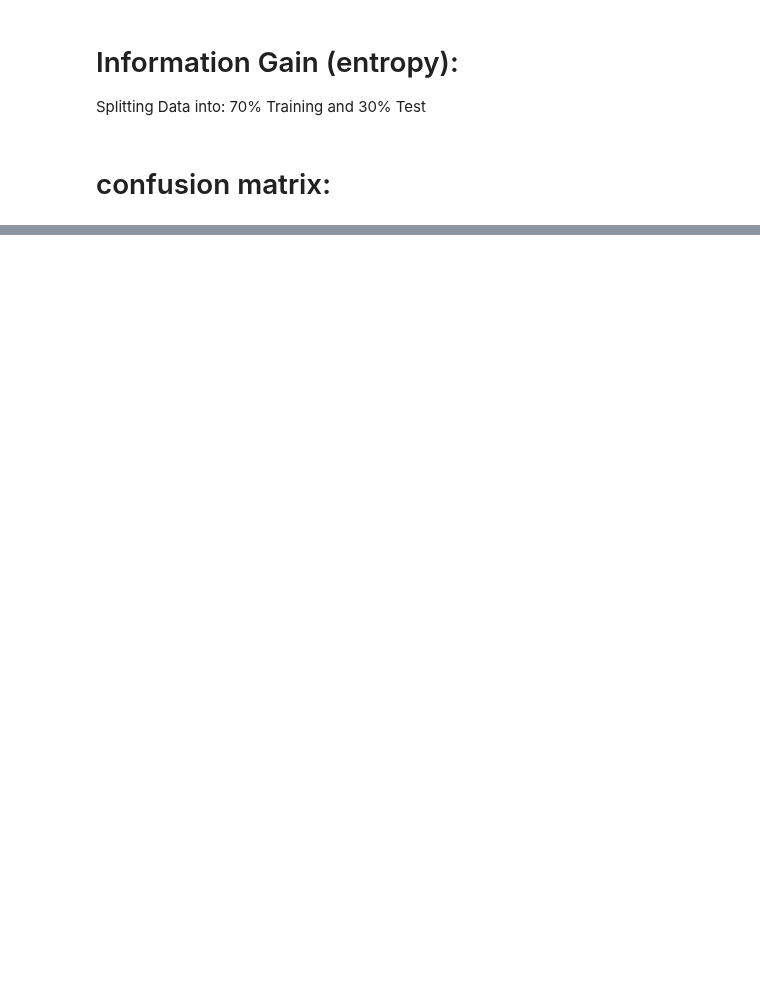
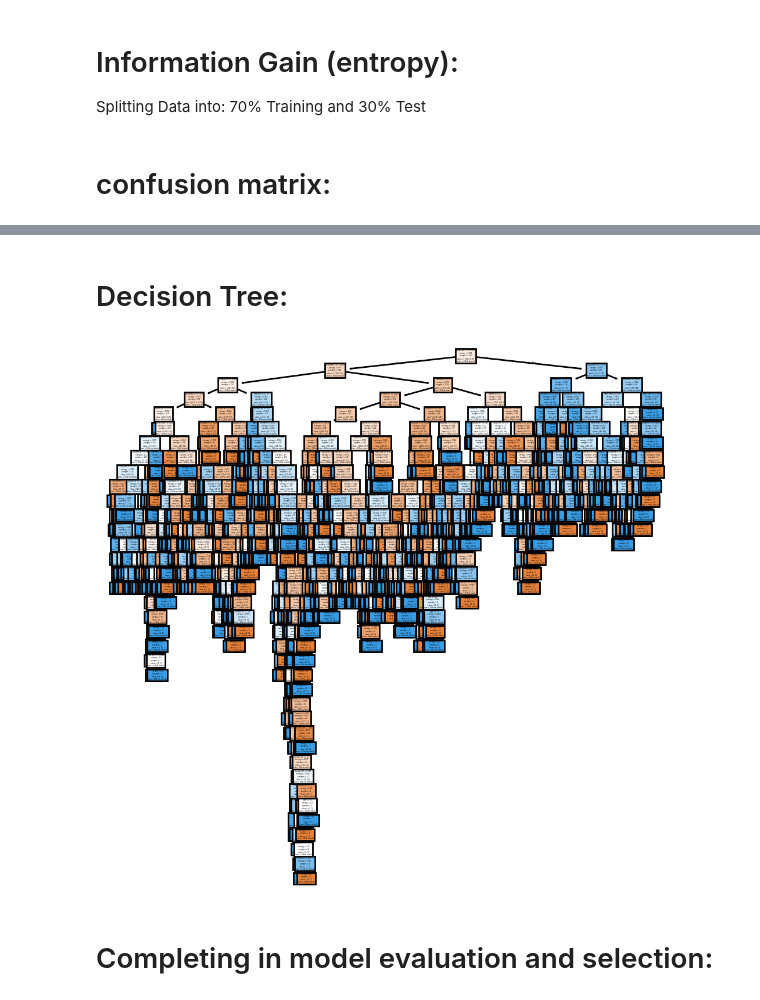
Before and after one commit to FajerAlamro/IT326-Project, a Jupyter notebook: Untitled6.ipynb, the cells around one changed output, grey strips where cells are left out. Cells and saved outputs as stored; diff of their text form; code cells hidden in the pictures; blank space fills up the shorter version.

```diff
--- a/Untitled6.ipynb
+++ b/Untitled6.ipynb
@@ -31,0 +174,19 @@ print(cm)
+# %% [markdown]
+# Decision Tree:
+# %%
+fig, axes = plt.subplots(nrows=1, ncols=1, figsize=(6, 6), dpi=200)
+
+
+class_labels = {1: '1(Risk attack)' , 2:'2(No risr attack)'}
+
+tree.plot_tree(clf2,
+               feature_names=fn,
+               class_names=[class_labels[1], class_labels[2]],
+               filled=True
+               )
+
+plt.show()
+# %% [output]
+[figure, added]
+# %% [markdown]
+# Completing in model evaluation and selection:
```
Also changed, not shown: parts of 16 cells of this notebook.
